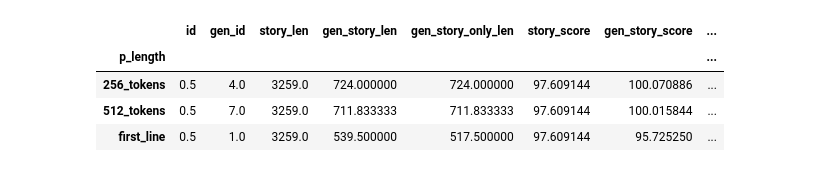
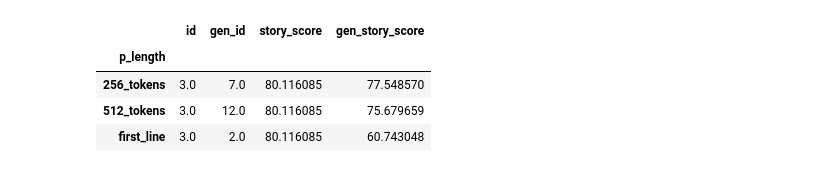
Before and after one commit to prabin525/trustworthiness-of-children-stories-generated-by-LLMs, a Jupyter notebook: analysis/readiability_score.ipynb, the cells around one changed output. Cells and saved outputs as stored; diff of their text form; code cells hidden in the pictures.

Commit message:
Analysi based on redability score

```diff
--- a/analysis/readiability_score.ipynb
+++ b/analysis/readiability_score.ipynb
@@ -29,11 +41,22 @@ all_stories.head()
-# %%
-for i, story in all_stories.iterrows():
-    s = story['text']
-    s_gen = story['gen_text']
-    s_gen_only = story['gen_text'].replace(story['prompt'], '')
-    all_stories.loc[i,'story_len'] = len(s.split())
-    all_stories.loc[i,'gen_story_len'] = len(s_gen.split())
-    all_stories.loc[i,'gen_story_only_len'] = len(s_gen_only.split())
-    all_stories.loc[i,'story_score'] = readability.getmeasures(s, lang='en')['readability grades']['FleschReadingEase']
-    all_stories.loc[i,'gen_story_score'] = readability.getmeasures(s_gen, lang='en')['readability grades']['FleschReadingEase']
-    all_stories.loc[i,'gen_story_only_score'] = readability.getmeasures(s_gen_only, lang='en')['readability grades']['FleschReadingEase']
+# %%
+for i, story in all_stories_opt.iterrows():
+    s = story['text']
+    s_gen = story['gen_text']
+    all_stories_opt.loc[i,'story_score'] = readability.getmeasures(s, lang='en')['readability grades']['FleschReadingEase']
+    all_stories_opt.loc[i,'gen_story_score'] = readability.getmeasures(s_gen, lang='en')['readability grades']['FleschReadingEase']
+
+for i, story in all_stories_llama.iterrows():
+    s = story['text']
+    s_gen = story['gen_text']
+    all_stories_llama.loc[i,'story_score'] = readability.getmeasures(s, lang='en')['readability grades']['FleschReadingEase']
+    all_stories_llama.loc[i,'gen_story_score'] = readability.getmeasures(s_gen, lang='en')['readability grades']['FleschReadingEase']
+
+for i, story in all_stories_alpaca.iterrows():
+    s = story['text']
+    s_gen = story['gen_text']
+    all_stories_alpaca.loc[i,'story_score'] = readability.getmeasures(s, lang='en')['readability grades']['FleschReadingEase']
+    all_stories_alpaca.loc[i,'gen_story_score'] = readability.getmeasures(s_gen, lang='en')['readability grades']['FleschReadingEase']
+
+for i, story in free_stories_alpaca.iterrows():
+    s_gen = story['gen_text']
+    free_stories_alpaca.loc[i,'gen_story_score'] = readability.getmeasures(s_gen, lang='en')['readability grades']['FleschReadingEase']
@@ -40,8 +101,8 @@ for i, story in all_stories.iterrows():
 # %%
-all_stories.groupby(by=['p_length']).mean()
+all_stories_opt.groupby(by=['p_length']).mean()
 # %% [output]
-|  | id | gen_id | story_len | gen_story_len | gen_story_only_len | story_score | gen_story_score | ... |
-| p_length |  |  |  |  |  |  |  | ... |
-| 256_tokens | 0.5 | 4.0 | 3259.0 | 724.000000 | 724.000000 | 97.609144 | 100.070886 | ... |
-| 512_tokens | 0.5 | 7.0 | 3259.0 | 711.833333 | 711.833333 | 97.609144 | 100.015844 | ... |
-| first_line | 0.5 | 1.0 | 3259.0 | 539.500000 | 517.500000 | 97.609144 | 95.725250 | ... |
+|  | id | gen_id | story_score | gen_story_score |
+| p_length |  |  |  |  |
+| 256_tokens | 3.0 | 7.0 | 80.116085 | 77.548570 |
+| 512_tokens | 3.0 | 12.0 | 80.116085 | 75.679659 |
+| first_line | 3.0 | 2.0 | 80.116085 | 60.743048 |
```
Also changed, not shown: parts of 5 cells of this notebook.
